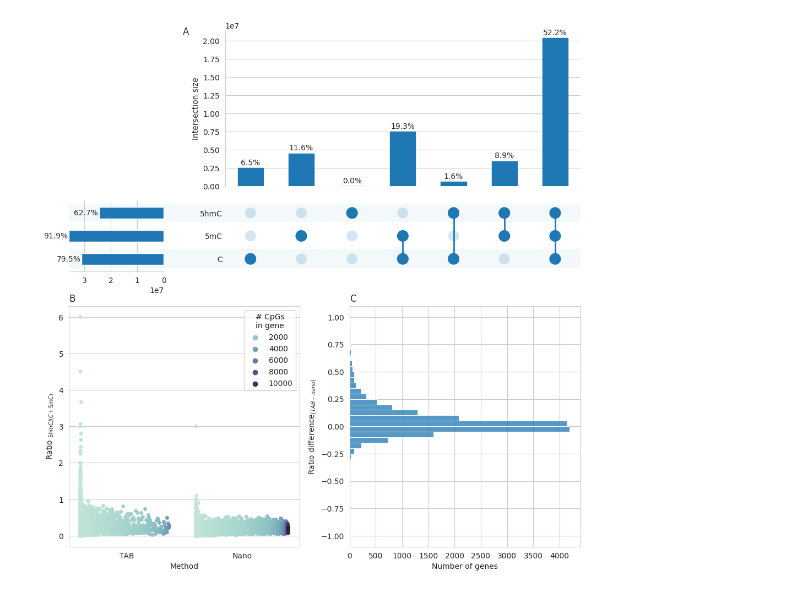
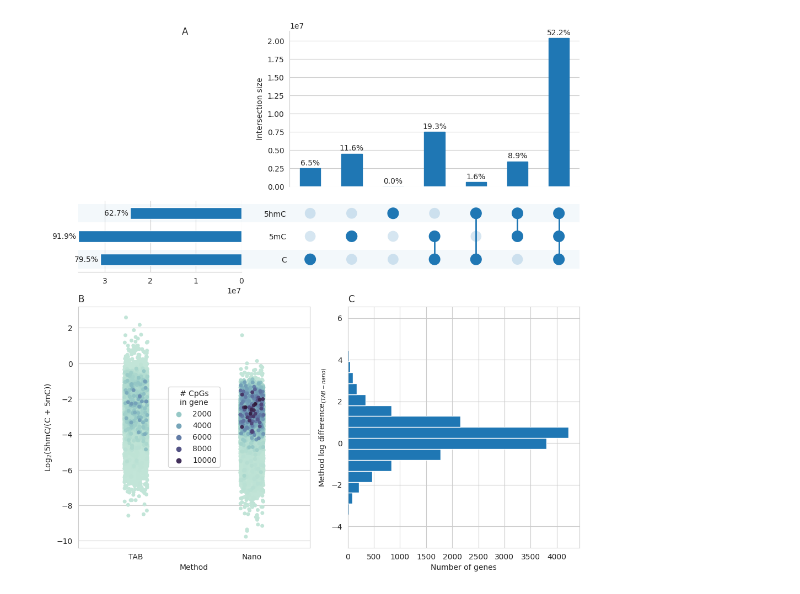
Before and after one commit to DominicOH/Analysis-of-nanopore-epigenetic-sequencing, a Jupyter notebook: CpG_turnover_fig5.ipynb, the cells around one changed output. Drawn from its saved outputs; the diff is of its cells as text; code cells hidden in the pictures.

```diff
--- a/CpG_turnover_fig5.ipynb
+++ b/CpG_turnover_fig5.ipynb
@@ -159,4 +126,18 @@ nano_genes_df = geneGroup(nano_intersect_df)
+# %%
+def calculateLog2(df):
+    df["log2"] = np.log2(df["ratio"])
+    return df
+# %%
+tab_genes_df = calculateLog2(geneGroup(
+    geneIntersect(
+    calculateModOtherRatios(tab_strands_df),
+    './feature_references/fig5_features/mm39_RefSeqC_select_merged_modified.bed')))
+nano_genes_df = calculateLog2(geneGroup(
+    geneIntersect(
+    calculateModOtherRatios(nano_3mod_hmc, nano_3mod_mc),
+    './feature_references/fig5_features/mm39_RefSeqC_select_merged_modified.bed')))
 # %%
-merge_df = pd.merge(tab_genes_df, nano_genes_df, "outer", on="gene_name", suffixes=["_TAB", "_Nano"])
-longer_df = pd.wide_to_long(merge_df, stubnames=["ratio", "CpG_count"], sep="_", i="gene_name", j="method", suffix="\D+")
-merge_df["ratio_difference"] = merge_df["ratio_TAB"].sub(merge_df["ratio_Nano"], axis="index")
+histplot_df = pd.merge(tab_genes_df, nano_genes_df, "outer", on="gene_name", suffixes=["_TAB", "_Nano"])
+stripplot_df = pd.wide_to_long(histplot_df, stubnames=["log2", "ratio", "CpG_count"], sep="_", i="gene_name", j="method", suffix="\D+")
+
+histplot_df["log2_difference"] = np.subtract(histplot_df["log2_TAB"], histplot_df["log2_Nano"])
@@ -180,38 +167,39 @@ upsetplot_ds = from_memberships(
         len(totalOverlap(nano_3mod_mc, nano_3mod_hmc))
     ]
 )
-upset = upsetplot.UpSet(upsetplot_ds, show_percentages=True, facecolor="tab:blue", element_size=None, sort_categories_by="-input")
+upset = upsetplot.UpSet(upsetplot_ds, show_percentages=True, totals_plot_elements=4, facecolor="tab:blue", element_size=None, sort_categories_by="-input")
 # %%
 import matplotlib.pyplot as plt
 import matplotlib.gridspec as gridspec
 import seaborn as sns
 
 sns.set_style("whitegrid")
 
 fig = plt.figure(figsize=(10, 10))
 gs = gridspec.GridSpec(2, 2, fig)
 
 fig1 = fig.add_subfigure(gs[0, :])
 upset.plot(fig1)
 fig1.suptitle("A", x=0.27, y=1)
 
 fig2 = fig.add_subfigure(gs[1, :])
 gs2 = gridspec.GridSpec(1, 2)
 ax2 = fig2.add_subplot(gs2[0, 0])
 
-sns.stripplot(longer_df, x="method", y="ratio", hue="CpG_count", dodge="brief", ax=ax2, palette=sns.cubehelix_palette(start=.5, rot=-.5, as_cmap=True))
+sns.stripplot(stripplot_df.sort_values("CpG_count", ascending=True), x="method", y="log2", hue="CpG_count", ax=ax2, palette=sns.cubehelix_palette(start=.5, rot=-.5, as_cmap=True))
 ax2.set_title("B", loc="left")
-ax2.set_ylabel("Ratio $_{5hmC/(C + 5mC)}$")
+ax2.set_ylabel("Log$_{2}$(5hmC/(C + 5mC))")
 ax2.set_xlabel("Method")
-sns.move_legend(ax2, "upper right", title="# CpGs\nin gene")
+sns.move_legend(ax2, "center", title="# CpGs\nin gene")
+
 
 ax3 = fig2.add_subplot(gs2[0, 1])
 
-sns.histplot(merge_df, y="ratio_difference", ax=ax3, binrange=(-1, 1), binwidth=0.05)
+sns.histplot(histplot_df, y="log2_difference", ax=ax3, bins=20, color="tab:blue", alpha=1)
 ax3.set_title("C", loc="left")
-ax3.set_ylabel("Ratio difference$_{(TAB - nano)}$")
+ax3.set_ylabel("Method log difference$_{(TAB - nano)}$")
 ax3.set_xlabel("Number of genes")
 
 fig.tight_layout(pad=1)
 # %% [output]
-[figure, old version]
+[figure, new version]
```
Also changed, not shown: parts of 10 cells of this notebook, 2 other files.
